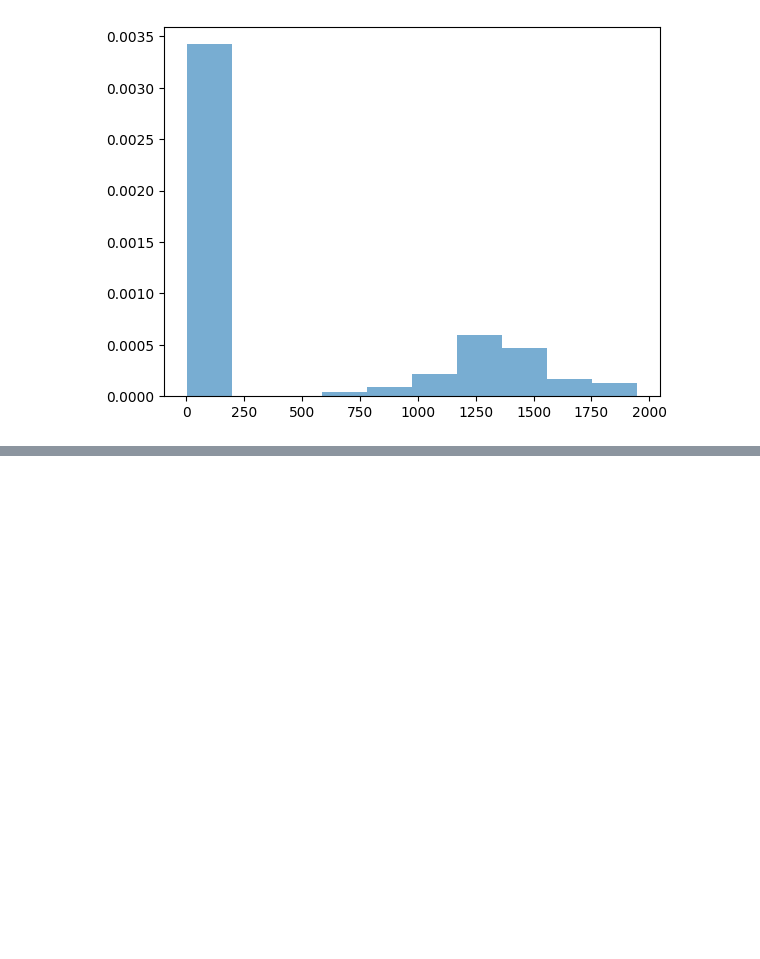
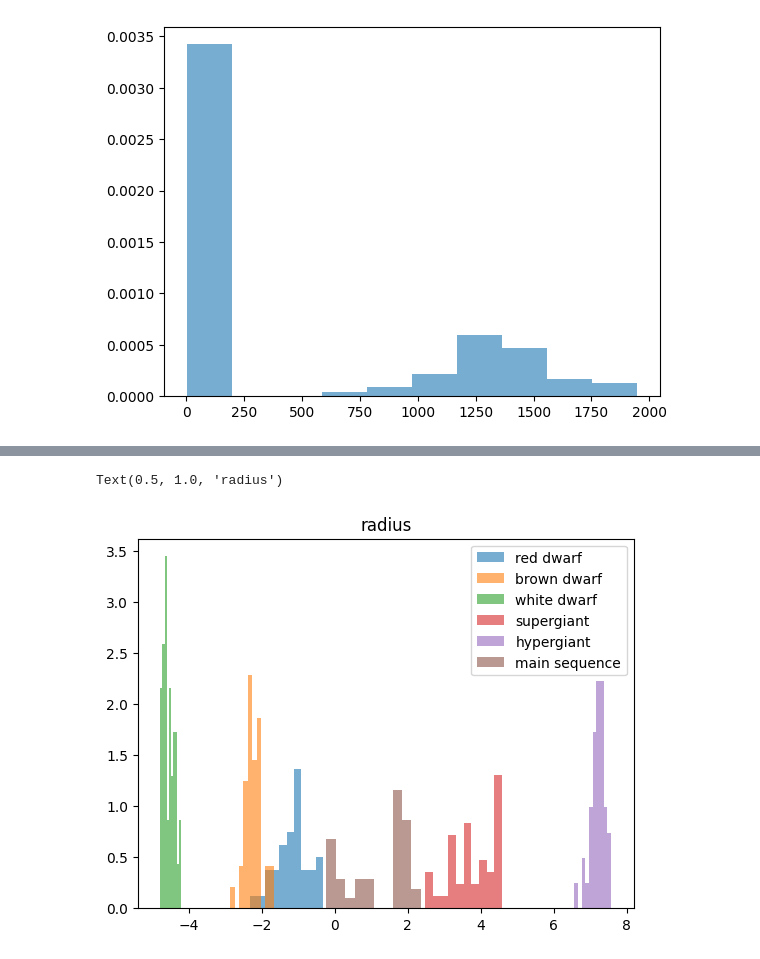
Before and after one commit to BenjaminPINEAU/star-class-prediction, a Jupyter notebook: analyse_2_clusters.ipynb, the cells around one changed output, grey strips where cells are left out. Drawn from its saved outputs; the diff is of its cells as text; code cells hidden in the pictures; blank space fills up the shorter version.

```diff
--- a/analyse_2_clusters.ipynb
+++ b/analyse_2_clusters.ipynb
@@ -107,0 +134,19 @@ print(min(filtered_temps_giant))
+# %%
+filtered_rad_redD = star_data_model_pd.loc[star_data["Star category"] == 'Red Dwarf', "Radius (R/Ro) - log"]
+filtered_rad_brownD = star_data_model_pd.loc[star_data["Star category"] == 'Brown Dwarf', "Radius (R/Ro) - log"]
+filtered_rad_whiteD = star_data_model_pd.loc[star_data["Star category"] == 'White Dwarf', "Radius (R/Ro) - log"]
+plt.hist(filtered_rad_redD, density = True, alpha = 0.6, label = 'red dwarf')
+plt.hist(filtered_rad_brownD, density = True, alpha = 0.6, label = 'brown dwarf')
+plt.hist(filtered_rad_whiteD, density = True, alpha = 0.6, label = 'white dwarf')
+
+filtered_rad_hypergiant = star_data_model_pd.loc[star_data["Star category"] == 'Hypergiant', "Radius (R/Ro) - log"]
+filtered_rad_supergiant = star_data_model_pd.loc[star_data["Star category"] == 'Supergiant', "Radius (R/Ro) - log"]
+filtered_rad_main_seq = star_data_model_pd.loc[star_data["Star category"] == 'Main Sequence', "Radius (R/Ro) - log"]
+plt.hist(filtered_rad_supergiant, density = True, alpha = 0.6, label = 'supergiant')
+plt.hist(filtered_rad_hypergiant, density = True, alpha = 0.6, label = 'hypergiant')
+plt.hist(filtered_rad_main_seq, density = True, alpha = 0.6, label = 'main sequence')
+plt.legend()
+plt.title('radius')
+# %% [output]
+Text(0.5, 1.0, 'radius')
+[figure, added]
```
Also changed, not shown: parts of 11 cells of this notebook.
